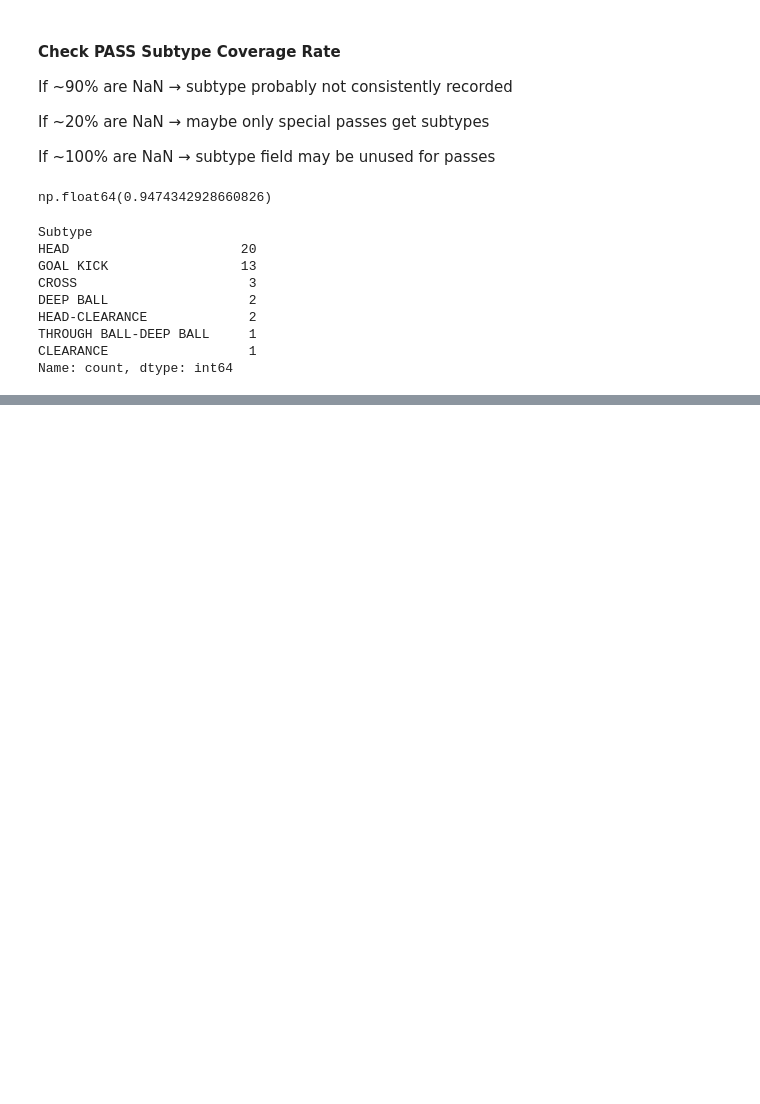
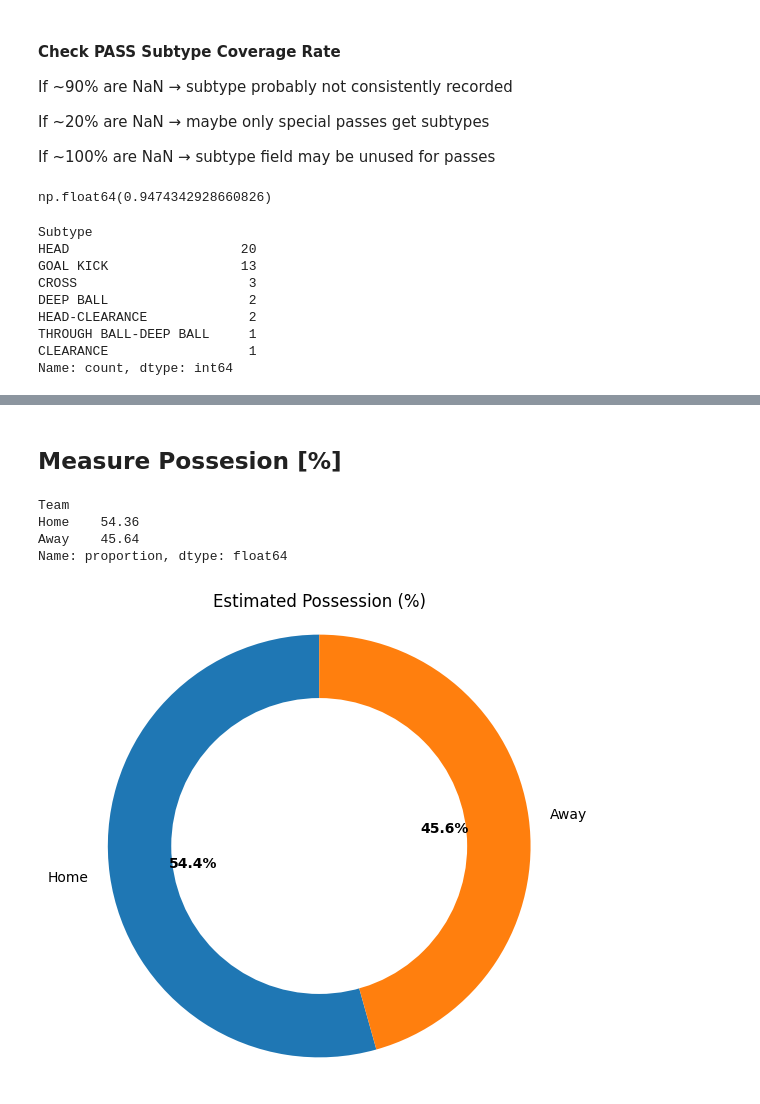
Before and after one commit to ieee-sb-uniwa/milon-football, a Jupyter notebook: notebooks/game1_analysis.ipynb, the cells around one changed output, grey strips where cells are left out. Cells and saved outputs as stored; diff of their text form; code cells hidden in the pictures; blank space fills up the shorter version.

Commit message:
Further event analysis

```diff
--- a/notebooks/game1_analysis.ipynb
+++ b/notebooks/game1_analysis.ipynb
@@ -369,0 +413,2 @@ We do not have missing values by error in the events csv
+# %%
+events['Subtype_clean'] = events['Subtype']
@@ -369,0 +450,4 @@ We do not have missing values by error in the events csv
+# %%
+# Drop old subtype column
+events = events.drop(columns=['Subtype'])
+events.head()
@@ -369,0 +461,51 @@ We do not have missing values by error in the events csv
+# %% [markdown]
+## Measure Possesion [%]
+# %%
+possession_events = ['PASS', 'SHOT', 'BALL LOST', 'SET PIECE']
+
+possession = (
+    events[events['Type'].isin(possession_events)]
+    ['Team']
+    .value_counts(normalize=True)
+    * 100
+)
+
+possession.round(2)
+# %% [output]
+Team
+Home    54.36
+Away    45.64
+Name: proportion, dtype: float64
+# %%
+
+fig, ax = plt.subplots(figsize=(6, 6))
+
+# Create the pie chart (donut base)
+wedges, texts, autotexts = ax.pie(
+    possession.round(2),
+    labels=possession.index,           # Category labels
+    autopct='%1.1f%%',            # Percentage format
+    startangle=90,                # Start from top
+    wedgeprops=dict(width=0.4),   # Width < 1 makes it a donut
+    textprops=dict(color="black") # Label text color
+)
+
+# Customize label appearance
+plt.setp(autotexts, size=10, weight="bold", color="black")
+plt.setp(texts, size=10)
+
+# Add a center circle for the donut hole
+centre_circle = plt.Circle((0, 0), 0.70, fc='white')
+fig.gca().add_artist(centre_circle)
+
+# Equal aspect ratio ensures the pie is drawn as a circle
+ax.axis('equal')
+
+
+plt.title('Estimated Possession (%)')
+
+
+
+plt.show()
+# %% [output]
+[figure, added]
```
Also changed, not shown: parts of 33 cells of this notebook, 1 other file.
